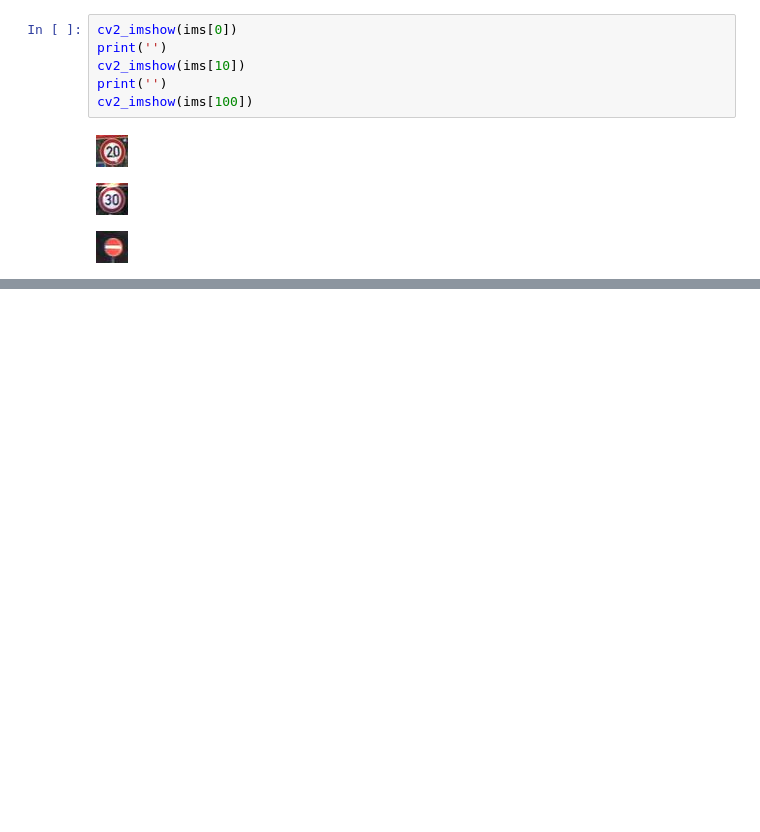
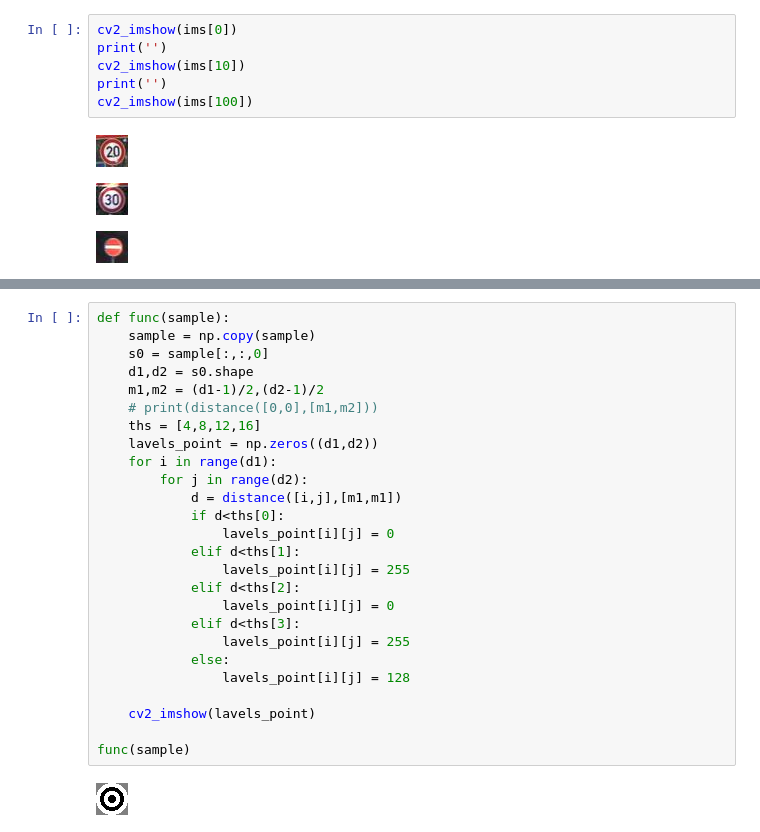
Before and after one commit to aSafarpoor/Traffic-Sign-Detection-DIPFinalProject-, a Jupyter notebook: dip_project_phase0.ipynb, the cells around one changed output, grey strips where cells are left out. Drawn from its saved outputs; the diff is of its cells as text; blank space fills up the shorter version.

```diff
--- a/dip_project_phase0.ipynb
+++ b/dip_project_phase0.ipynb
@@ -85,0 +129,28 @@ cv2_imshow(ims[100])
+# %%
+def func(sample):
+    sample = np.copy(sample)
+    s0 = sample[:,:,0]
+    d1,d2 = s0.shape
+    m1,m2 = (d1-1)/2,(d2-1)/2
+    # print(distance([0,0],[m1,m2]))
+    ths = [4,8,12,16]
+    lavels_point = np.zeros((d1,d2))
+    for i in range(d1):
+        for j in range(d2):
+            d = distance([i,j],[m1,m1])
+            if d<ths[0]:
+                lavels_point[i][j] = 0
+            elif d<ths[1]:
+                lavels_point[i][j] = 255
+            elif d<ths[2]:
+                lavels_point[i][j] = 0
+            elif d<ths[3]:
+                lavels_point[i][j] = 255
+            else:
+                lavels_point[i][j] = 128
+
+    cv2_imshow(lavels_point)
+
+func(sample)
+# %% [output]
+[figure, added]
```
Also changed, not shown: parts of 12 cells of this notebook.
